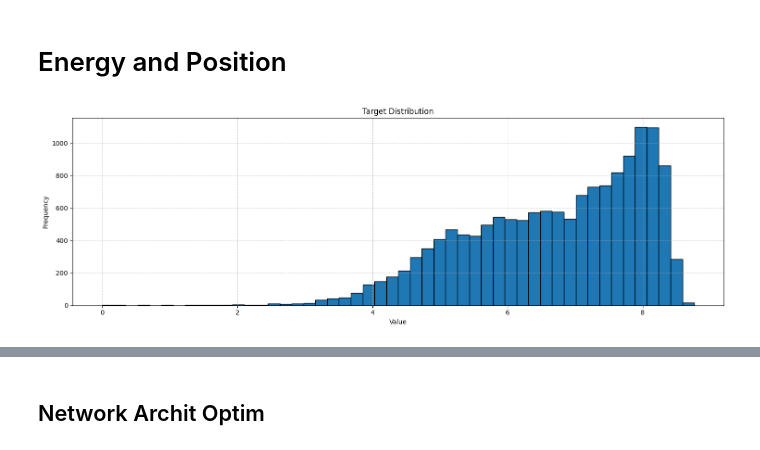
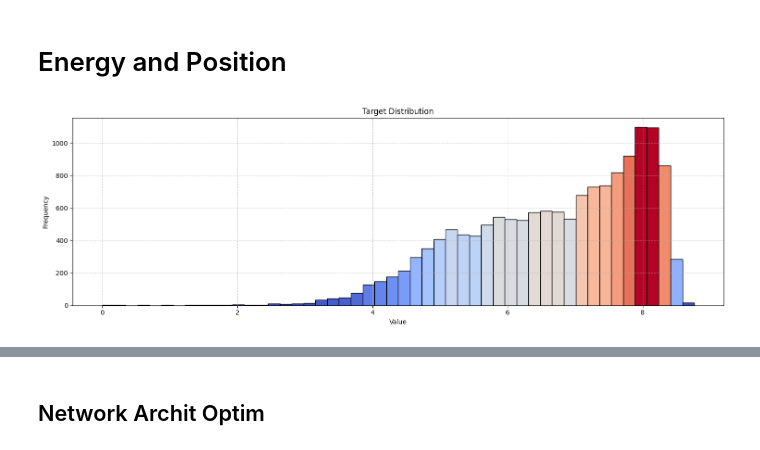
Before and after one commit to alessandrobreccia99/SNN-Cal, a Jupyter notebook: SNN/SNN.ipynb, the cells around one changed output, grey strips where cells are left out. Saved outputs shown, nothing was run; the diff lists cells and outputs as text; code cells hidden in the pictures.

```diff
--- a/SNN/SNN.ipynb
+++ b/SNN/SNN.ipynb
@@ -520,21 +534,30 @@ train_dataset, test_dataset, val_dataset = ds.build_loaders(dataset, (0.7, 0.15)
 # %%
 # Extract targets from the train_dataset
 targets = []
 for data in dataset:
     targets.append(data[1][3])
 
 # Plot the distributions
 fig = plt.figure(figsize=(15, 5))
-plt.hist(targets, bins=50, edgecolor='black')
+counts, bins, patches = plt.hist(targets, bins=50, edgecolor='black')
+
+# Normalize counts for colormap
+norm = plt.Normalize(counts.min(), counts.max())
+cmap = plt.get_cmap('coolwarm')
+
+for count, patch in zip(counts, patches):
+    color = cmap(norm(count))
+    patch.set_facecolor(color)
+
 plt.title(f'Target Distribution')
 plt.xlabel('Value')
 plt.ylabel('Frequency')
 plt.grid(True, linestyle='--', alpha=0.6)
 
 plt.tight_layout()
 plt.show()
 # %% [output]
-[figure, old version]
+[figure, new version]
 # %%
 def build_network(params_values):
     population = 80
```
Also changed, not shown: parts of 9 cells of this notebook.
